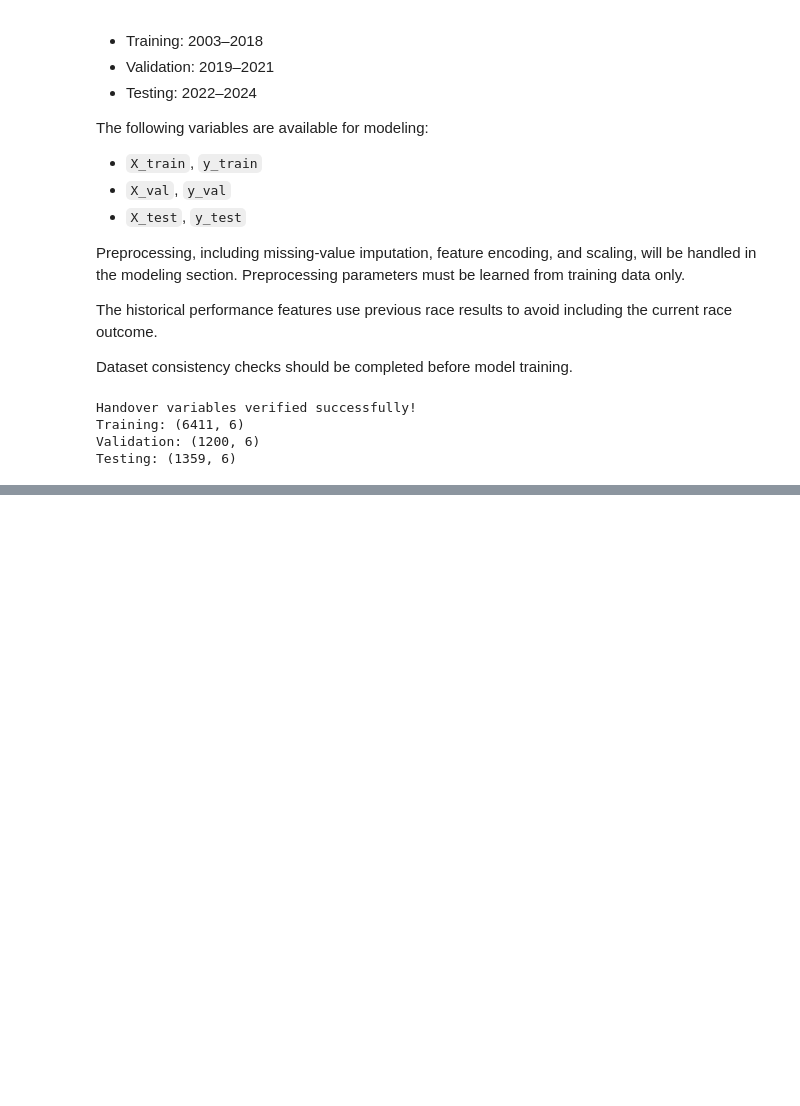
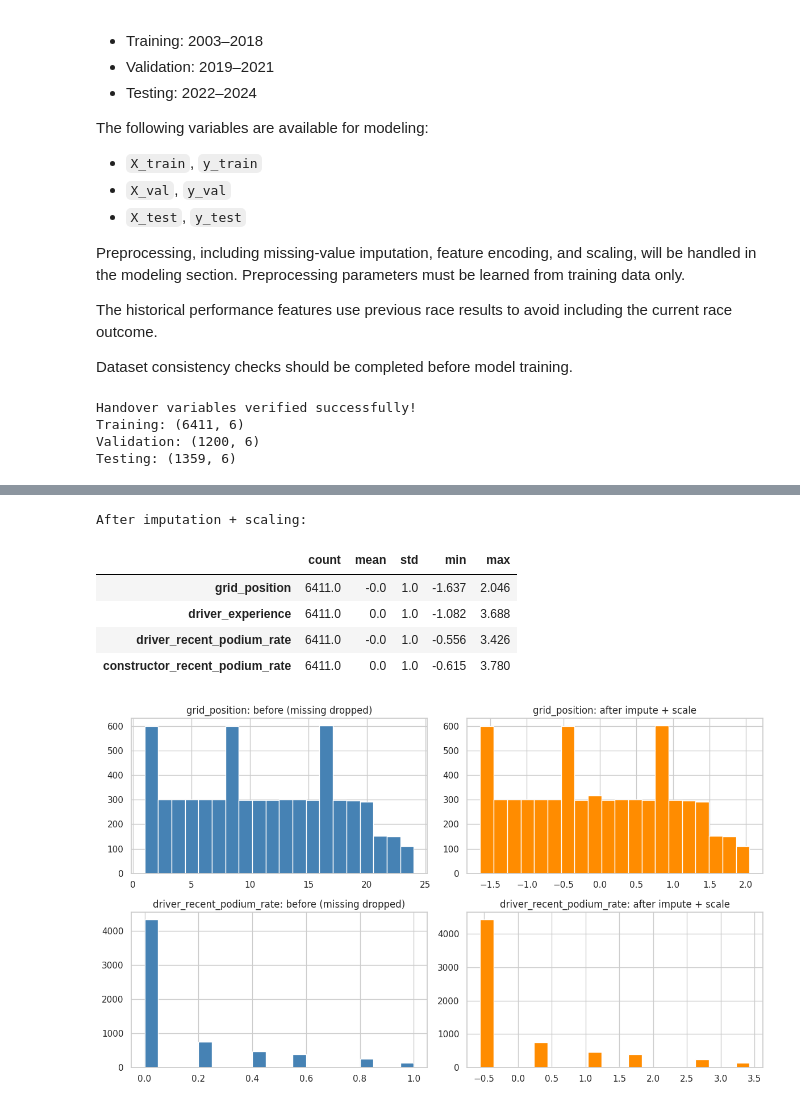
Before and after one commit to saadouncoding/Advanced-Computer-Lab-Project, a Jupyter notebook: F1_Milestone_1.ipynb, the cells around one changed output, grey strips where cells are left out. Saved outputs shown, nothing was run; the diff lists cells and outputs as text; code cells hidden in the pictures; blank space fills up the shorter version.

```diff
--- a/F1_Milestone_1.ipynb
+++ b/F1_Milestone_1.ipynb
@@ -2770,0 +3028,72 @@ Testing: (1359, 6)
+# %%
+from sklearn.compose import ColumnTransformer
+from sklearn.pipeline import Pipeline
+from sklearn.impute import SimpleImputer
+from sklearn.preprocessing import StandardScaler, OneHotEncoder
+
+numeric_features = ["grid_position", "driver_experience",
+                    "driver_recent_podium_rate", "constructor_recent_podium_rate"]
+binary_features = ["home_race"]
+categorical_features = ["circuitId"]
+
+assert sorted(numeric_features + binary_features + categorical_features) == sorted(feature_columns)
+
+def build_preprocessor(numeric, binary, categorical, scale=True):
+    """Unfitted preprocessing for any subset of features (also used for ablations)."""
+    transformers = []
+    if numeric:
+        steps = [("impute", SimpleImputer(strategy="median", add_indicator=True))]
+        if scale:
+            steps.append(("scale", StandardScaler()))
+        transformers.append(("num", Pipeline(steps), numeric))
+    if binary:
+        transformers.append(("bin", SimpleImputer(strategy="most_frequent", add_indicator=True), binary))
+    if categorical:
+        transformers.append(("cat", OneHotEncoder(handle_unknown="ignore", sparse_output=False), categorical))
+    pre = ColumnTransformer(transformers, remainder="drop", verbose_feature_names_out=False)
+    pre.set_output(transform="pandas")
+    return pre
+
+# Fit on training only, transform all three splits.
+demo_pre = build_preprocessor(numeric_features, binary_features, categorical_features)
+Xtr_t = demo_pre.fit_transform(X_train)
+Xva_t = demo_pre.transform(X_val)
+Xte_t = demo_pre.transform(X_test)
+
+print("Shapes:", Xtr_t.shape, Xva_t.shape, Xte_t.shape)
+assert not Xtr_t.isna().any().any() and not Xva_t.isna().any().any() and not Xte_t.isna().any().any()
+assert list(Xtr_t.columns) == list(Xva_t.columns) == list(Xte_t.columns)
+print("No NaN left; identical column layout in all splits.")
+
+# Learned imputation values (from training only).
+imputer = demo_pre.named_transformers_["num"].named_steps["impute"]
+print("\nMedians learned on training:")
+display(pd.Series(imputer.statistics_, index=numeric_features).round(3).to_frame("median"))
+
+print("Output columns:", [c for c in Xtr_t.columns if not c.startswith("circuitId_")],
+      f"+ {sum(c.startswith('circuitId_') for c in Xtr_t.columns)} circuit columns")
+
+# An unseen circuit must not crash the pipeline.
+unseen_row = X_val.iloc[[0]].copy()
+unseen_row["circuitId"] = 99999
+unseen_out = demo_pre.transform(unseen_row)
+assert unseen_out.filter(like="circuitId_").sum(axis=1).iloc[0] == 0
+print("Unseen circuit handled (all circuit columns are 0).")
+
+# Effect of preprocessing on the distributions (training set).
+before = X_train[numeric_features].describe().T[["count", "mean", "std", "min", "max"]]
+after = Xtr_t[numeric_features].describe().T[["count", "mean", "std", "min", "max"]]
+print("\nBefore preprocessing (observed values only):")
+display(before.round(3))
+print("After imputation + scaling:")
+display(after.round(3))
+
+fig, axes = plt.subplots(2, 2, figsize=(12, 7))
+for col, row in [("grid_position", 0), ("driver_recent_podium_rate", 1)]:
+    axes[row, 0].hist(X_train[col].dropna(), bins=20, color="steelblue")
+    axes[row, 0].set_title(f"{col}: before (missing dropped)")
+    axes[row, 1].hist(Xtr_t[col], bins=20, color="darkorange")
+    axes[row, 1].set_title(f"{col}: after impute + scale")
+plt.tight_layout()
+plt.show()
+# %% [output]
@@ -2770,0 +3118,7 @@ Testing: (1359, 6)
+After imputation + scaling:
+|  | count | mean | std | min | max |
+| grid_position | 6411.0 | -0.0 | 1.0 | -1.637 | 2.046 |
+| driver_experience | 6411.0 | 0.0 | 1.0 | -1.082 | 3.688 |
+| driver_recent_podium_rate | 6411.0 | -0.0 | 1.0 | -0.556 | 3.426 |
+| constructor_recent_podium_rate | 6411.0 | 0.0 | 1.0 | -0.615 | 3.780 |
+[figure, added]
```
Also changed, not shown: parts of 38 cells of this notebook.
